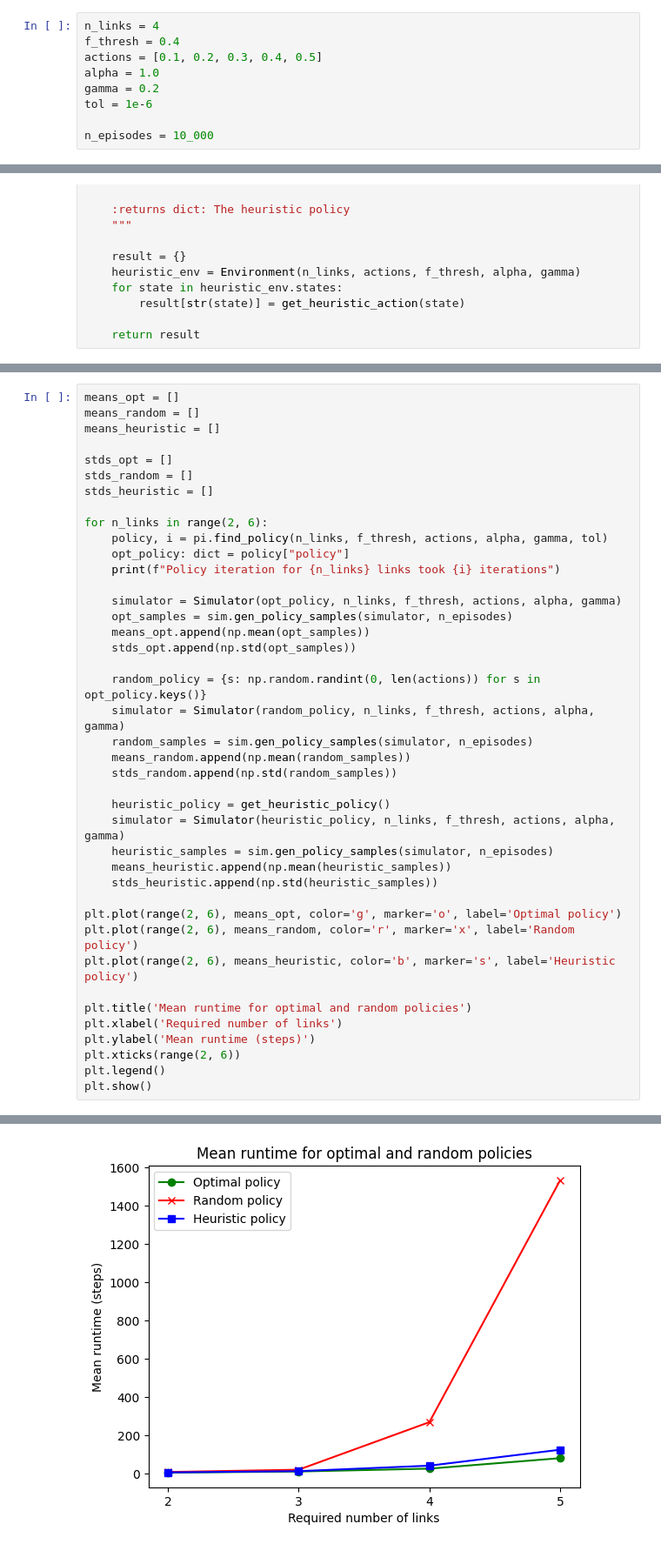
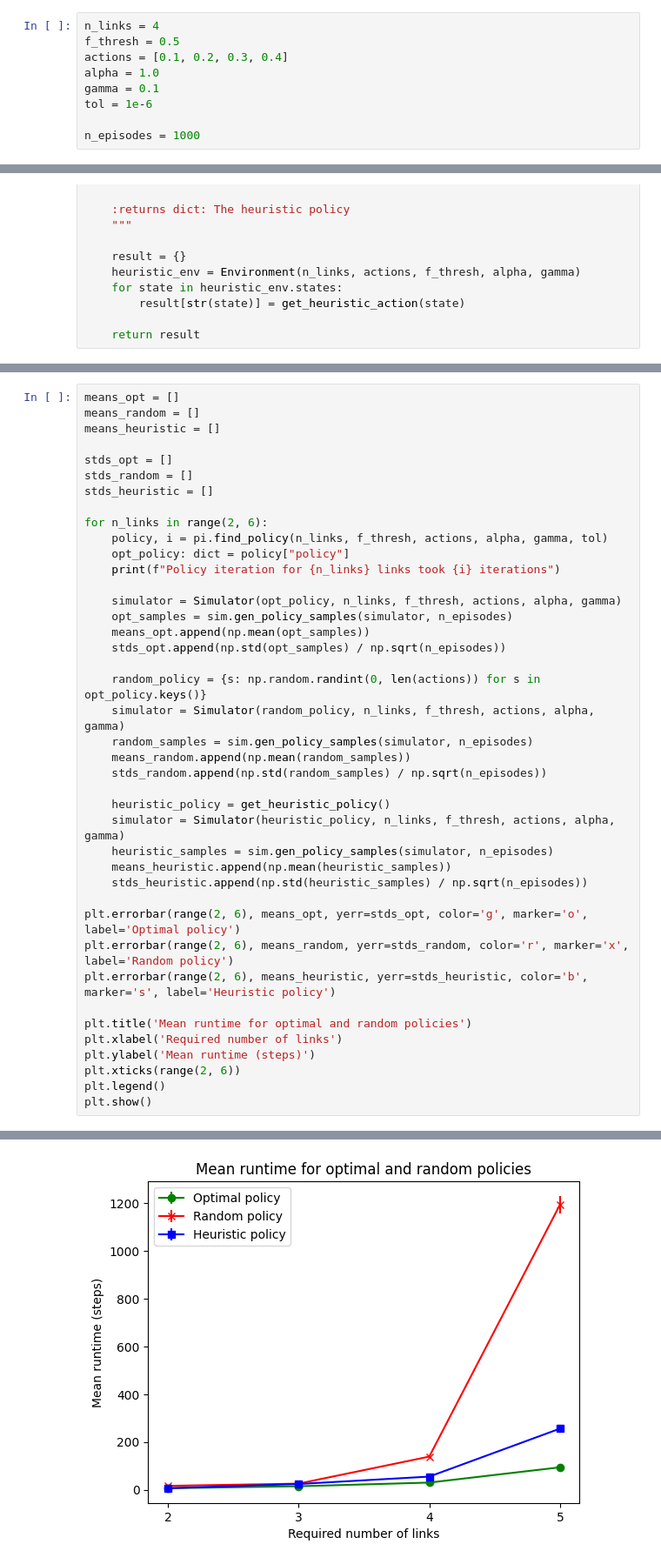
Before and after one commit to Bggoranoff/optimal-qn, a Jupyter notebook: src/adaptivealgo/experiments/experiment_heuristic_maxpi.ipynb, the cells around one changed output, grey strips where cells are left out. Shown at 87% size. Drawn from its saved outputs; the diff is of its cells as text.

```diff
--- a/src/adaptivealgo/experiments/experiment_heuristic_maxpi.ipynb
+++ b/src/adaptivealgo/experiments/experiment_heuristic_maxpi.ipynb
@@ -9,13 +9,13 @@ import adaptivealgo.cli.simulate_policy as sim
 from adaptivealgo.lib.util import trim_state, get_ttl
 # %%
 n_links = 4
-f_thresh = 0.4
-actions = [0.1, 0.2, 0.3, 0.4, 0.5]
+f_thresh = 0.5
+actions = [0.1, 0.2, 0.3, 0.4]
 alpha = 1.0
-gamma = 0.2
+gamma = 0.1
 tol = 1e-6
 
-n_episodes = 10_000
+n_episodes = 1000
 # %%
 def get_heuristic_action(state: list[int]):
     """
@@ -105,23 +105,23 @@ for n_links in range(2, 6):
     simulator = Simulator(opt_policy, n_links, f_thresh, actions, alpha, gamma)
     opt_samples = sim.gen_policy_samples(simulator, n_episodes)
     means_opt.append(np.mean(opt_samples))
-    stds_opt.append(np.std(opt_samples))
+    stds_opt.append(np.std(opt_samples) / np.sqrt(n_episodes))
 
     random_policy = {s: np.random.randint(0, len(actions)) for s in opt_policy.keys()}
     simulator = Simulator(random_policy, n_links, f_thresh, actions, alpha, gamma)
     random_samples = sim.gen_policy_samples(simulator, n_episodes)
     means_random.append(np.mean(random_samples))
-    stds_random.append(np.std(random_samples))
+    stds_random.append(np.std(random_samples) / np.sqrt(n_episodes))
 
     heuristic_policy = get_heuristic_policy()
     simulator = Simulator(heuristic_policy, n_links, f_thresh, actions, alpha, gamma)
     heuristic_samples = sim.gen_policy_samples(simulator, n_episodes)
     means_heuristic.append(np.mean(heuristic_samples))
-    stds_heuristic.append(np.std(heuristic_samples))
+    stds_heuristic.append(np.std(heuristic_samples) / np.sqrt(n_episodes))
 
-plt.plot(range(2, 6), means_opt, color='g', marker='o', label='Optimal policy')
-plt.plot(range(2, 6), means_random, color='r', marker='x', label='Random policy')
-plt.plot(range(2, 6), means_heuristic, color='b', marker='s', label='Heuristic policy')
+plt.errorbar(range(2, 6), means_opt, yerr=stds_opt, color='g', marker='o', label='Optimal policy')
+plt.errorbar(range(2, 6), means_random, yerr=stds_random, color='r', marker='x', label='Random policy')
+plt.errorbar(range(2, 6), means_heuristic, yerr=stds_heuristic, color='b', marker='s', label='Heuristic policy')
 
 plt.title('Mean runtime for optimal and random policies')
 plt.xlabel('Required number of links')
@@ -137,4 +137,4 @@ Policy iteration for 5 links took 3 iterations
-[figure, old version]
+[figure, new version]
 # %%
 def ratio_std(m_x, sigma_x, m_y, sigma_y):
     return np.sqrt((sigma_x / m_x)**2 + (sigma_y / m_y)**2) * abs(m_x / m_y)
```
Also changed, not shown: parts of 5 cells of this notebook, 2 other files.
